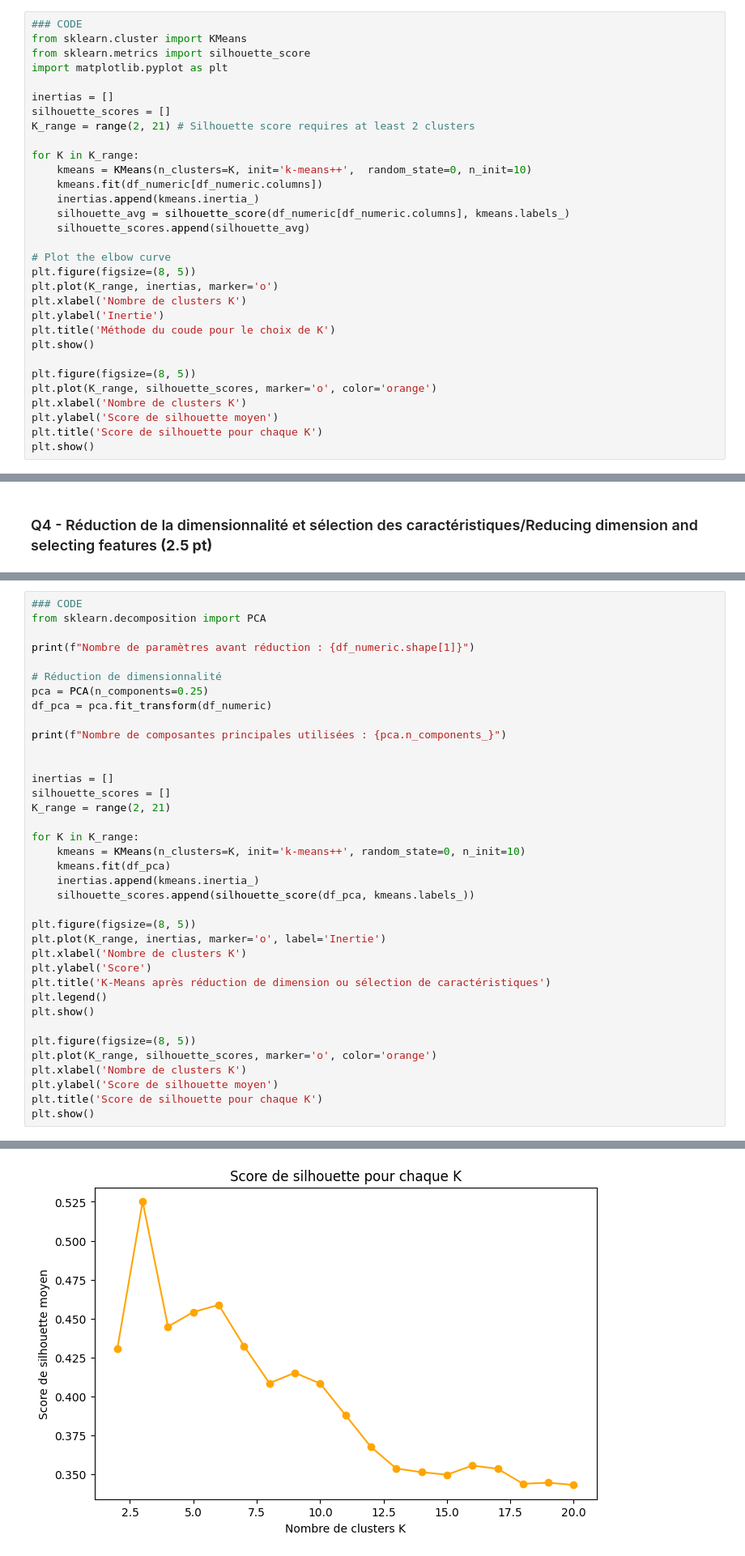
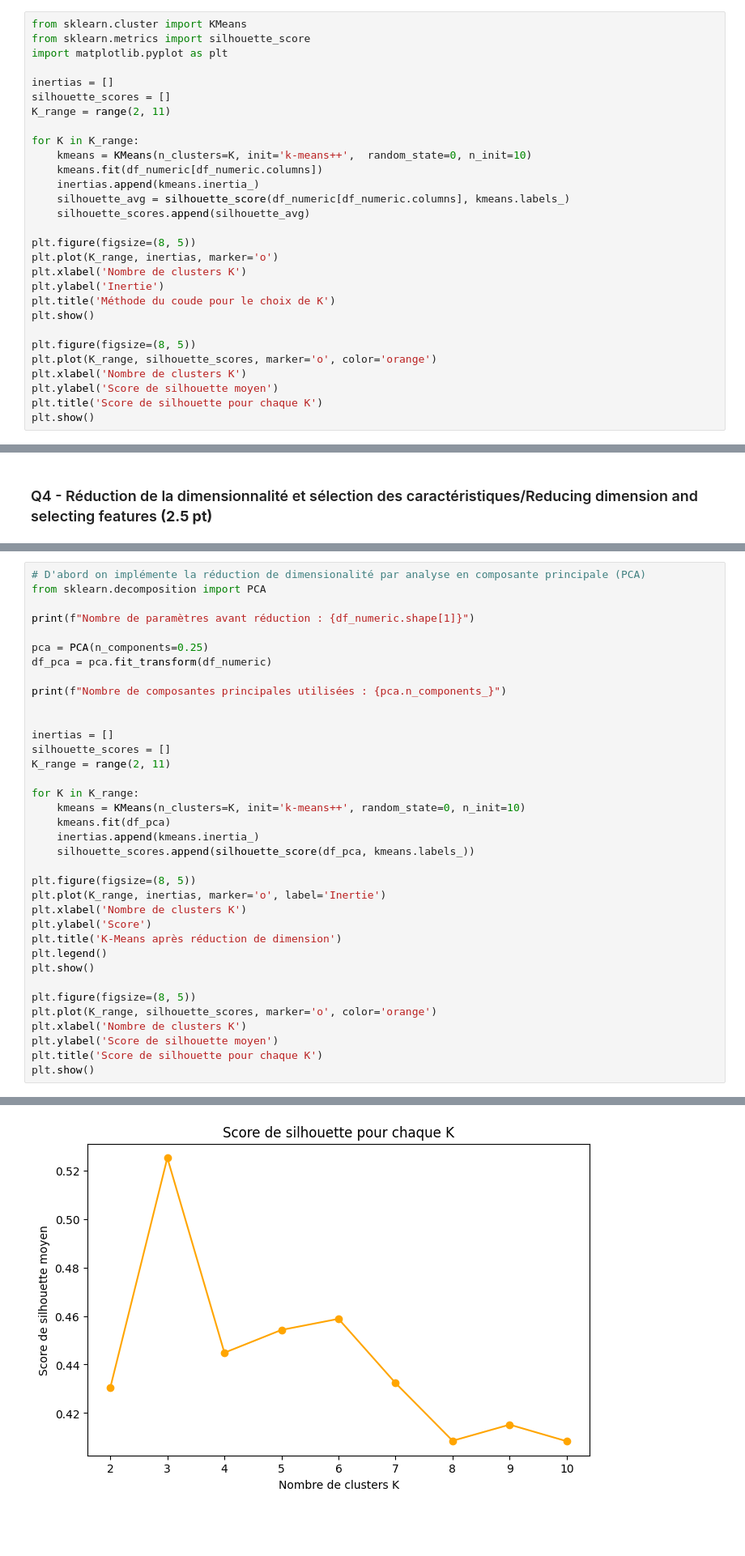
Before and after one commit to WillMart91/DataScience, a Jupyter notebook: TP2-20241109/TP2_Fournier_Martin.ipynb, the cells around one changed output, grey strips where cells are left out. Shown at 81% size. Cells and saved outputs as stored; diff of their text form; blank space fills up the shorter version.

```diff
--- a/TP2-20241109/TP2_Fournier_Martin.ipynb
+++ b/TP2-20241109/TP2_Fournier_Martin.ipynb
@@ -141,14 +137,13 @@ df_numeric.head(5)
 
 ##### Finally, how do you select the optimal number of clusters? Are there any metrics that can help with this?
 # %%
-### CODE
 from sklearn.cluster import KMeans
 from sklearn.metrics import silhouette_score
 import matplotlib.pyplot as plt
 
 inertias = []
 silhouette_scores = []
-K_range = range(2, 21) # Silhouette score requires at least 2 clusters
+K_range = range(2, 11)
 
 for K in K_range:
     kmeans = KMeans(n_clusters=K, init='k-means++',  random_state=0, n_init=10)
@@ -157,7 +152,6 @@ for K in K_range:
     silhouette_avg = silhouette_score(df_numeric[df_numeric.columns], kmeans.labels_)
     silhouette_scores.append(silhouette_avg)
 
-# Plot the elbow curve
 plt.figure(figsize=(8, 5))
 plt.plot(K_range, inertias, marker='o')
 plt.xlabel('Nombre de clusters K')
@@ -209,12 +201,11 @@ La deuxième est k=5, ou le score de silhoutaire monte quelque peu par rapport
 
 ##### Then, cluster the data using K-Means again, employing the same metrics from Q3. Finally, write a textual evaluation of the differences found.
 # %%
-### CODE
+# D'abord on implémente la réduction de dimensionalité par analyse en composante principale (PCA)
 from sklearn.decomposition import PCA
 
 print(f"Nombre de paramètres avant réduction : {df_numeric.shape[1]}")
 
-# Réduction de dimensionnalité
 pca = PCA(n_components=0.25)
 df_pca = pca.fit_transform(df_numeric)
 
@@ -223,7 +214,7 @@ print(f"Nombre de composantes principales utilisées : {pca.n_components_}")
 
 inertias = []
 silhouette_scores = []
-K_range = range(2, 21)
+K_range = range(2, 11)
 
 for K in K_range:
     kmeans = KMeans(n_clusters=K, init='k-means++', random_state=0, n_init=10)
@@ -235,7 +226,7 @@ plt.figure(figsize=(8, 5))
 plt.plot(K_range, inertias, marker='o', label='Inertie')
 plt.xlabel('Nombre de clusters K')
 plt.ylabel('Score')
-plt.title('K-Means après réduction de dimension ou sélection de caractéristiques')
+plt.title('K-Means après réduction de dimension')
 plt.legend()
 plt.show()
 
@@ -252,2 +243,2 @@ Nombre de composantes principales utilisées : 2
-[figure, old version]
+[figure, new version]
 # %%
```
Also changed, not shown: parts of 45 cells of this notebook.
